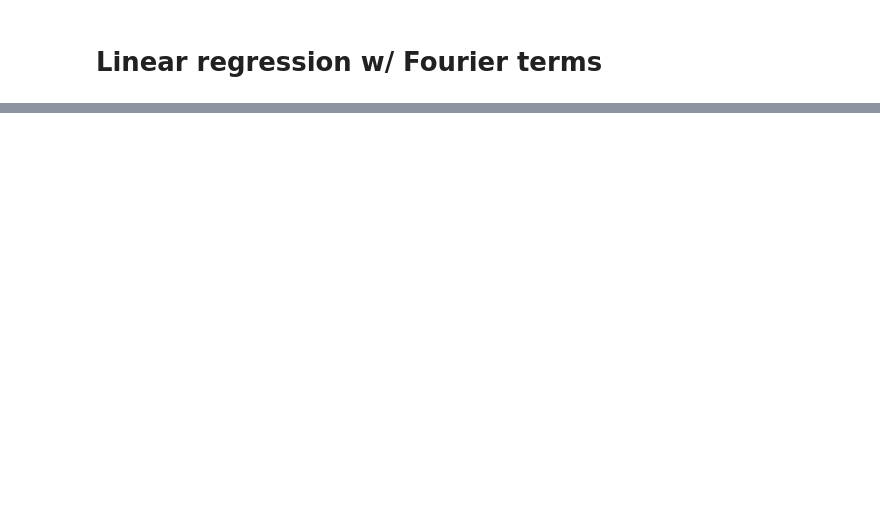
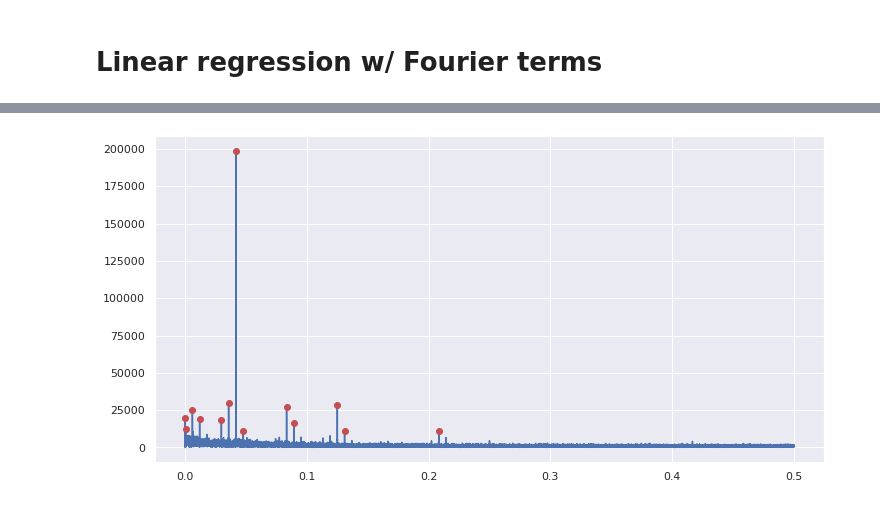
Before and after one commit to MiguelPimentel97/time-series, a Jupyter notebook: notebooks/FourierTransforms.ipynb, the cells around one changed output, grey strips where cells are left out. Saved outputs shown, nothing was run; the diff lists cells and outputs as text; code cells hidden in the pictures; blank space fills up the shorter version.

```diff
--- a/notebooks/FourierTransforms.ipynb
+++ b/notebooks/FourierTransforms.ipynb
@@ -205,0 +196,39 @@ Freq: H, Name: N, Length: 40634, dtype: float64
+# %%
+def find_fourier_peaks(signal):
+
+    fft_out = pd.Series(
+        fft.fft(np.array(signal)),
+        index=signal.index)
+
+    power = np.abs(fft_out)
+    freq = fft.fftfreq(len(signal))
+
+    # Create and Apply a mask
+    mask = freq >= 0
+    freq = freq[mask]
+    power = power[mask]
+
+    # Find peaks
+    peaks = sig.find_peaks(power, prominence=10**4)[0]
+    peak_freq =  freq[peaks]
+    peak_power = power[peaks]
+
+    # Create Dataframe
+    output = pd.DataFrame(
+        index=peaks,
+        data={
+            'freq (1/hour)': peak_freq,
+            'amplitude': np.array(peak_power),
+            'period (days)': 1 / (peak_freq*24),
+            'fft': np.array(fft_out[peaks])
+        }
+    ).sort_values('amplitude', ascending=False)
+
+    # Plot results
+    fig, ax = plt.plot(freq, power, peak_freq, peak_power, 'ro')
+
+    return output, ax
+# %%
+output, ax = find_fourier_peaks(residuals)
+# %% [output]
+[figure, added]
```
Also changed, not shown: parts of 39 cells of this notebook.
